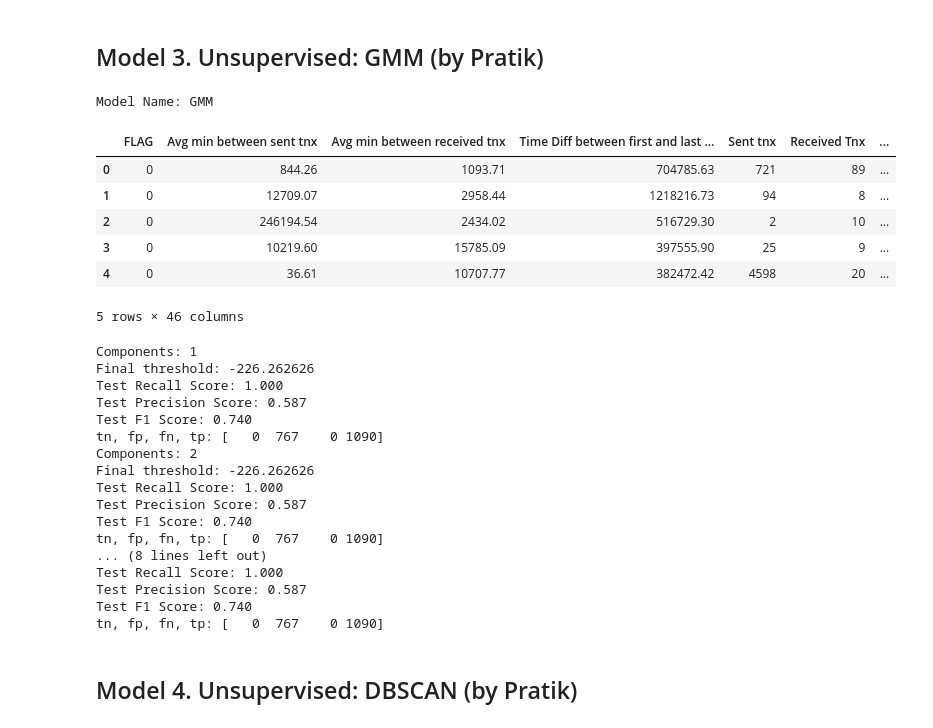
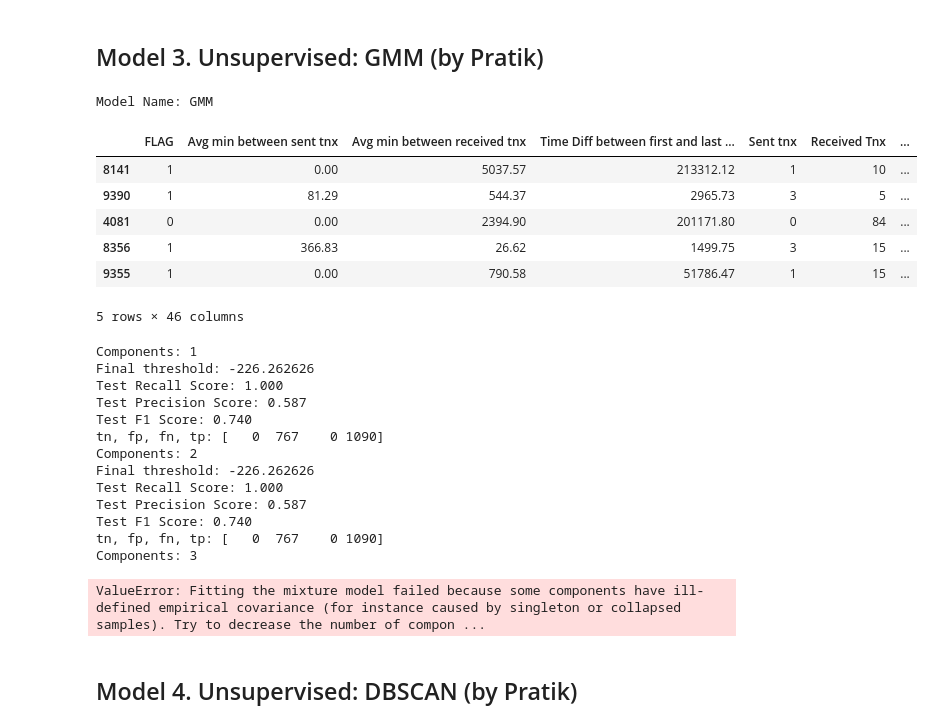
Before and after one commit to kennylee9672/EthereumFraudDetection, a Jupyter notebook: EthereumFraudModeling.ipynb, the cells around one changed output. Cells and saved outputs as stored; diff of their text form; code cells hidden in the pictures.

Commit message:
Added shuffle functtion in dataframe

```diff
--- a/EthereumFraudModeling.ipynb
+++ b/EthereumFraudModeling.ipynb
@@ -33,6 +34,7 @@ class Ethereum_Fraud_Model:
     def import_data(self, data_name='ethereum'):
         if data_name == 'ethereum':
             self.df = pd.read_csv('./data/transaction_dataset.csv', index_col=0)
+            self.df = shuffle(self.df)
 
     def preprocess_data(self):
         self.filtered_colns = ['Index', 'Address', ' ERC20 most sent token type', ' ERC20_most_rec_token_type']
@@ -109,7 +111,8 @@ class GMM_Model():
             test = self.test
         for components in range(1, 5):
             print('Components: ' + str(components))
-            gmm = GaussianMixture(n_components=components, n_init=4, random_state=42, covariance_type='tied')
+            # gmm = GaussianMixture(n_components=components, n_init=4, random_state=42, covariance_type='tied')
+            gmm = GaussianMixture(n_components=components, n_init=4, random_state=42)
             # Train GMM on train data
             gmm.fit(train.drop(TARGET_FEATURE, axis=1).values)
             if verbose:
@@ -485,17 +396,17 @@ F1 score:  0.8928270042194093
 ## Model 3. Unsupervised: GMM (by Pratik)
 # %%
 # GMM
-gmm_model = GMM_Model(efm.data.drop(efm.filtered_colns, axis=1))
+gmm_model = GMM_Model(efm.df.drop(efm.filtered_colns, axis=1))
 efm.add_model(gmm_model)
 efm.run_model(model_name='GMM')
 # %% [output]
 Model Name: GMM
 |  | FLAG | Avg min between sent tnx | Avg min between received tnx | Time Diff between first and last ... | Sent tnx | Received Tnx | ... |
-| 0 | 0 | 844.26 | 1093.71 | 704785.63 | 721 | 89 | ... |
-| 1 | 0 | 12709.07 | 2958.44 | 1218216.73 | 94 | 8 | ... |
-| 2 | 0 | 246194.54 | 2434.02 | 516729.30 | 2 | 10 | ... |
-| 3 | 0 | 10219.60 | 15785.09 | 397555.90 | 25 | 9 | ... |
-| 4 | 0 | 36.61 | 10707.77 | 382472.42 | 4598 | 20 | ... |
+| 8141 | 1 | 0.00 | 5037.57 | 213312.12 | 1 | 10 | ... |
+| 9390 | 1 | 81.29 | 544.37 | 2965.73 | 3 | 5 | ... |
+| 4081 | 0 | 0.00 | 2394.90 | 201171.80 | 0 | 84 | ... |
+| 8356 | 1 | 366.83 | 26.62 | 1499.75 | 3 | 15 | ... |
+| 9355 | 1 | 0.00 | 790.58 | 51786.47 | 1 | 15 | ... |
 5 rows × 46 columns
 Components: 1
 Final threshold: -226.262626
@@ -509,11 +420,8 @@ Test Recall Score: 1.000
 Test Precision Score: 0.587
 Test F1 Score: 0.740
 tn, fp, fn, tp: [   0  767    0 1090]
-... (8 lines left out)
-Test Recall Score: 1.000
-Test Precision Score: 0.587
-Test F1 Score: 0.740
-tn, fp, fn, tp: [   0  767    0 1090]
+Components: 3
+ValueError: Fitting the mixture model failed because some components have ill-defined empirical covariance (for instance caused by singleton or collapsed samples). Try to decrease the number of compon ...
 # %% [markdown]
 ## Model 4. Unsupervised: DBSCAN (by Pratik)
 # %%
```
Also changed, not shown: parts of 10 cells of this notebook.
